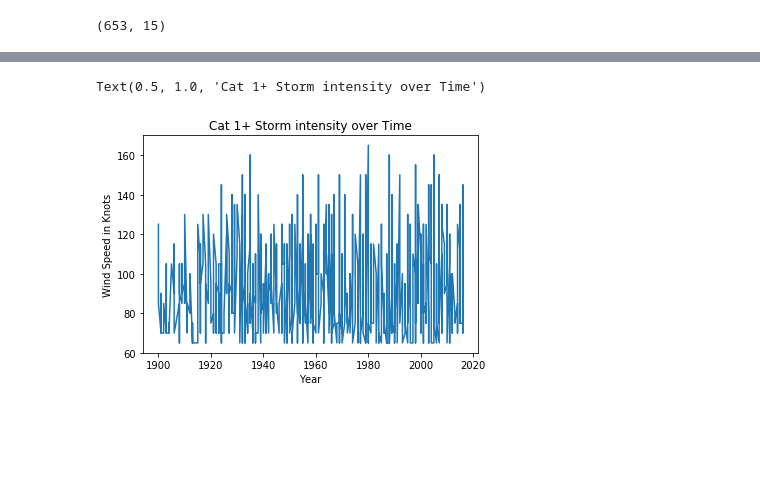
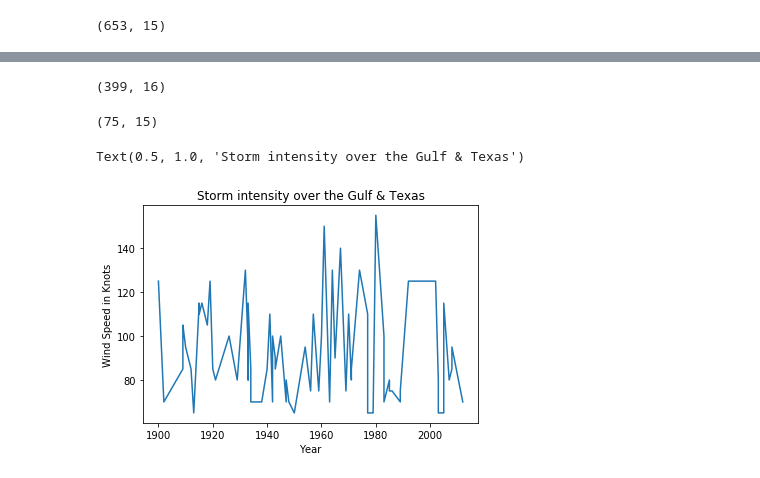
Before and after one commit to zuhbeer/Capstone, a Jupyter notebook: data playground.ipynb, the cells around one changed output, grey strips where cells are left out. Cells and saved outputs as stored; diff of their text form; code cells hidden in the pictures; blank space fills up the shorter version.

```diff
--- a/data playground.ipynb
+++ b/data playground.ipynb
@@ -55,6 +53,6 @@ Wind(WMO) Percentile
 Pres(WMO) Percentile
 Track_type
 # %%
-storms1 = storms[(storms['Latitude'] >= 25.0) & (storms['Latitude'] <= 32.0)]
+stormslat = storms[(storms['Latitude'] >= 25.0) & (storms['Latitude'] <= 32.0)]
 # %%
-storms2 = storms1[(storms1['Longitude'] >= -98.0) & (storms1['Longitude'] <= -90.0)]
+stormslong = stormslat[(stormslat['Longitude'] >= -98.0) & (stormslat['Longitude'] <= -90.0)]
@@ -73,8 +101,20 @@ storms4.shape
+# %%
+stormsGulf = stormslong[(stormslong['Season'] >= 1900) & (stormslong['Wind(WMO)'] >= 64)]
+# %%
+stormsGulf.shape
+# %% [output]
+(399, 16)
+# %%
+stormsGulf1 = stormsGulf.groupby(['Serial_Num']).max()
+# %%
+stormsGulf1.shape
+# %% [output]
+(75, 15)
 # %%
-plt.plot(storms4['Season'],storms4['Wind(WMO)'])
+plt.plot(stormsGulf1['Season'],stormsGulf1['Wind(WMO)'],)
 plt.ylabel('Wind Speed in Knots')
 plt.xlabel('Year')
-plt.title('Cat 1+ Storm intensity over Time')
+plt.title('Storm intensity over the Gulf & Texas')
 # %% [output]
-Text(0.5, 1.0, 'Cat 1+ Storm intensity over Time')
+Text(0.5, 1.0, 'Storm intensity over the Gulf & Texas')
-[figure, old version]
+[figure, new version]
```
Also changed, not shown: parts of 20 cells of this notebook, 1 other file.
